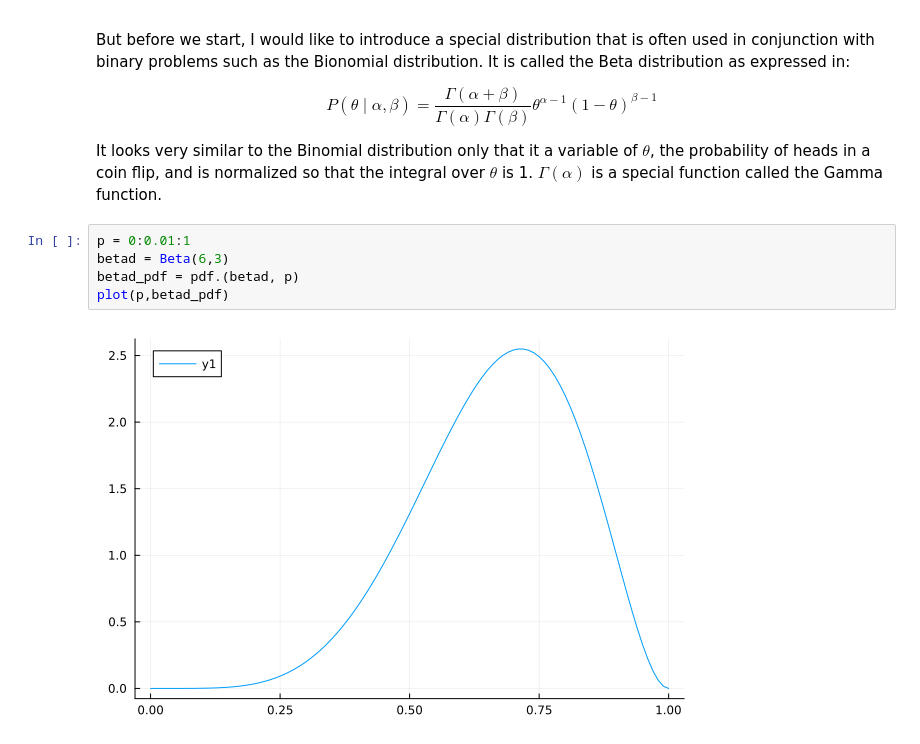
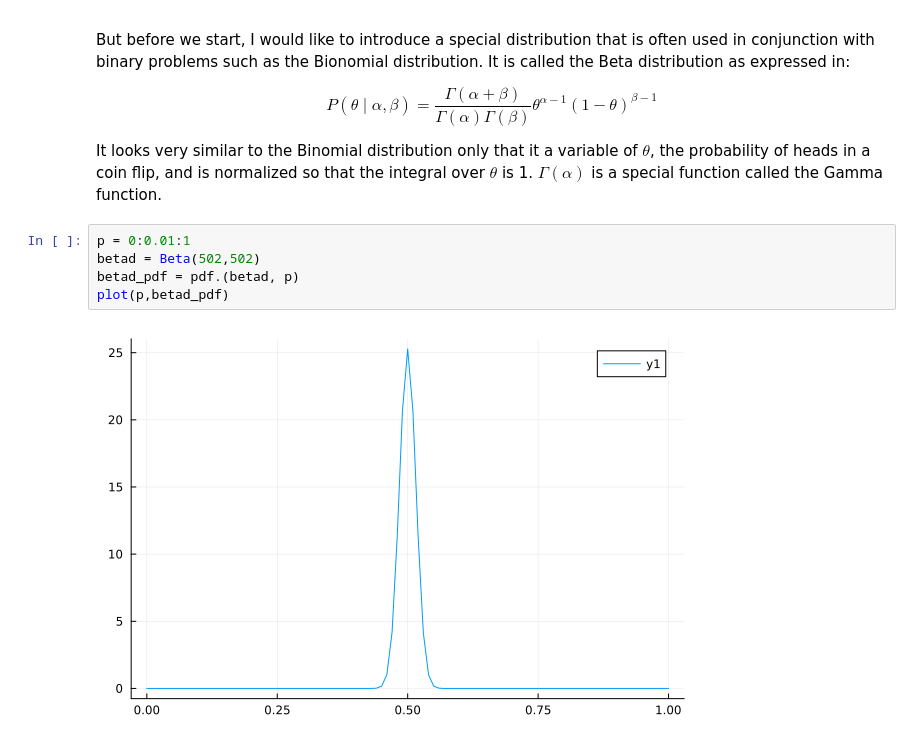
Before and after one commit to alex-hastava/BME-502-2025, a Jupyter notebook: TheBasics.ipynb, the cells around one changed output. Cells and saved outputs as stored; diff of their text form.

```diff
--- a/TheBasics.ipynb
+++ b/TheBasics.ipynb
@@ -73,8 +73,8 @@ $$P(\theta \mid \alpha,\beta) =  \frac{\Gamma(\alpha + \beta)}{\Gamma(\alpha)\Ga
 It looks very similar to the Binomial distribution only that it a variable of $\theta$, the probability of heads in a coin flip, and is normalized so that the integral over $\theta$ is 1. $\Gamma(\alpha)$ is a special function called the Gamma function.
 # %%
 p = 0:0.01:1
-betad = Beta(6,3)
+betad = Beta(502,502)
 betad_pdf = pdf.(betad, p)
 plot(p,betad_pdf)
 # %% [output]
-[figure, old version]
+[figure, new version]
```
Also changed, not shown: 3 other files.
